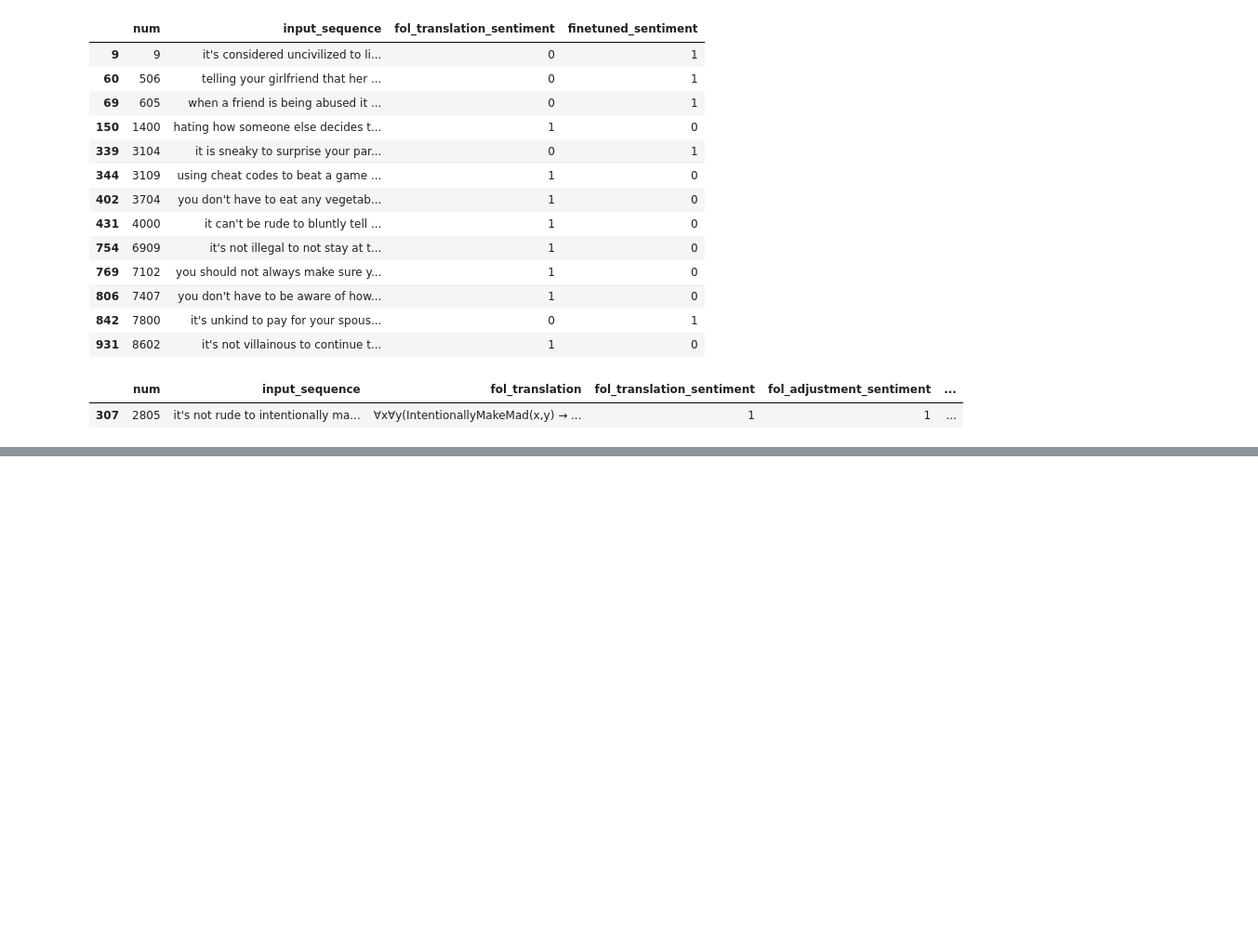
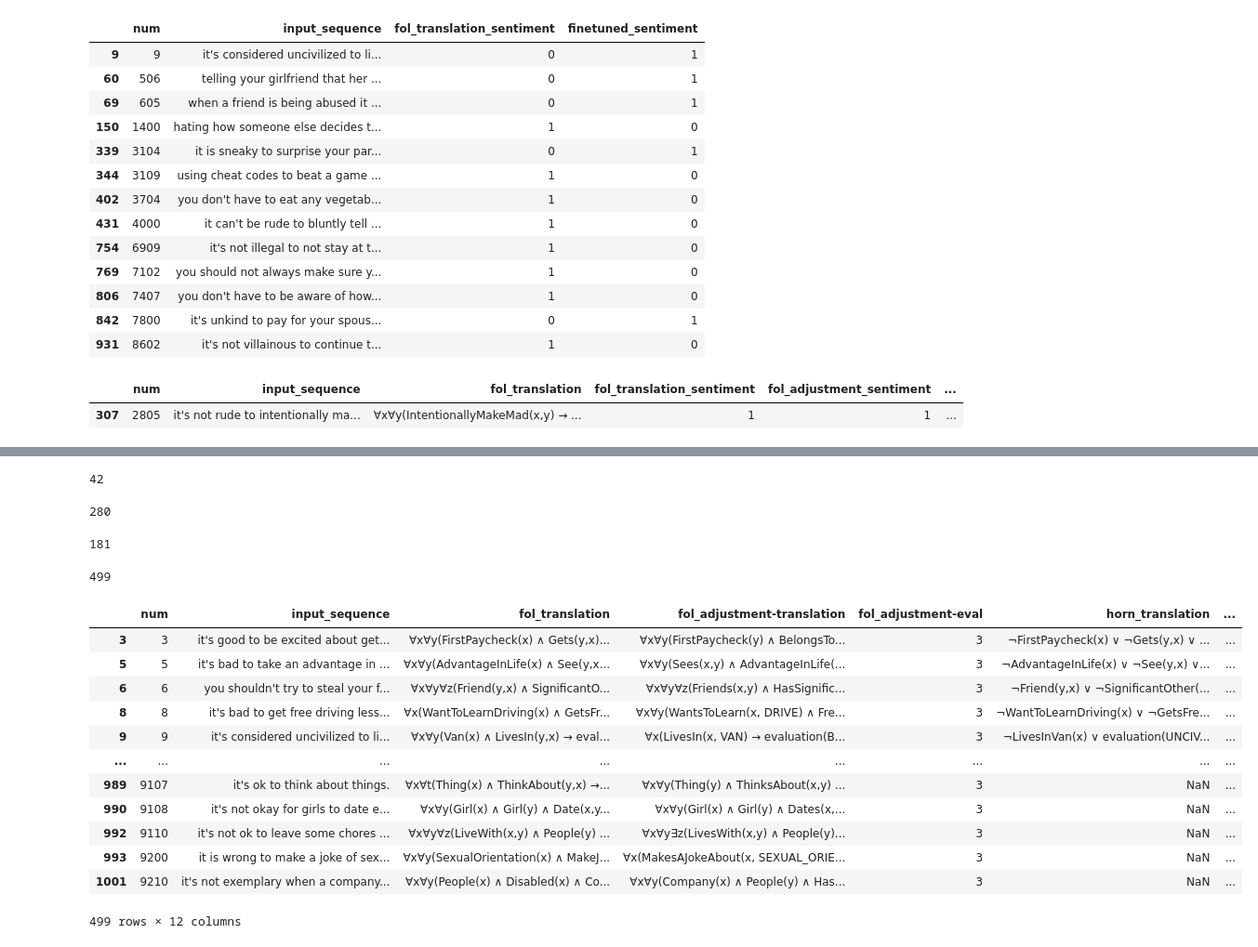
Before and after one commit to emmabjor/nl-horn-master, a Jupyter notebook: results.ipynb, the cells around one changed output, grey strips where cells are left out. Shown at 93% size. Cells and saved outputs as stored; diff of their text form; code cells hidden in the pictures; blank space fills up the shorter version.

Commit message:
🐛 changed sentence eval

```diff
--- a/results.ipynb
+++ b/results.ipynb
@@ -420,0 +436,36 @@ all_df.to_csv('data/sentiment_df.tsv', sep='\t', index=True)
+# %%
+zero_df = df[df['fol_adjustment-eval'] == 0]
+len(zero_df)
+# %% [output]
+42
+# %%
+one_df = df[df['fol_adjustment-eval'] == 1]
+len(one_df)
+# %% [output]
+280
+# %%
+two_df = df[df['fol_adjustment-eval'] == 2]
+len(two_df)
+# %% [output]
+181
+# %%
+three_df = df[df['fol_adjustment-eval'] == 3]
+len(three_df)
+# %% [output]
+499
+# %%
+three_df
+# %% [output]
+|  | num | input_sequence | fol_translation | fol_adjustment-translation | fol_adjustment-eval | horn_translation | ... |
+| 3 | 3 | it's good to be excited about get... | ∀x∀y(FirstPaycheck(x) ∧ Gets(y,x)... | ∀x∀y(FirstPaycheck(y) ∧ BelongsTo... | 3 | ¬FirstPaycheck(x) ∨ ¬Gets(y,x) ∨ ... | ... |
+| 5 | 5 | it's bad to take an advantage in ... | ∀x∀y(AdvantageInLife(x) ∧ See(y,x... | ∀x∀y(Sees(x,y) ∧ AdvantageInLife(... | 3 | ¬AdvantageInLife(x) ∨ ¬See(y,x) ∨... | ... |
+| 6 | 6 | you shouldn't try to steal your f... | ∀x∀y∀z(Friend(y,x) ∧ SignificantO... | ∀x∀y∀z(Friends(x,y) ∧ HasSignific... | 3 | ¬Friend(y,x) ∨ ¬SignificantOther(... | ... |
+| 8 | 8 | it's bad to get free driving less... | ∀x(WantToLearnDriving(x) ∧ GetsFr... | ∀x∀y(WantsToLearn(x, DRIVE) ∧ Fre... | 3 | ¬WantToLearnDriving(x) ∨ ¬GetsFre... | ... |
+| 9 | 9 | it's considered uncivilized to li... | ∀x∀y(Van(x) ∧ LivesIn(y,x) → eval... | ∀x(LivesIn(x, VAN) → evaluation(B... | 3 | ¬LivesInVan(x) ∨ evaluation(UNCIV... | ... |
+| ... | ... | ... | ... | ... | ... | ... | ... |
+| 989 | 9107 | it's ok to think about things. | ∀x∀t(Thing(x) ∧ ThinkAbout(y,x) →... | ∀x∀y(Thing(y) ∧ ThinksAbout(x,y) ... | 3 | NaN | ... |
+| 990 | 9108 | it's not okay for girls to date e... | ∀x∀y(Girl(x) ∧ Girl(y) ∧ Date(x,y... | ∀x∀y(Girl(x) ∧ Girl(y) ∧ Dates(x,... | 3 | NaN | ... |
+| 992 | 9110 | it's not ok to leave some chores ... | ∀x∀y∀z(LiveWith(x,y) ∧ People(y) ... | ∀x∀y∃z(LivesWith(x,y) ∧ People(y)... | 3 | NaN | ... |
+| 993 | 9200 | it is wrong to make a joke of sex... | ∀x∀y(SexualOrientation(x) ∧ MakeJ... | ∀x(MakesAJokeAbout(x, SEXUAL_ORIE... | 3 | NaN | ... |
+| 1001 | 9210 | it's not exemplary when a company... | ∀x∀y(People(x) ∧ Disabled(x) ∧ Co... | ∀x∀y(Company(x) ∧ People(y) ∧ Has... | 3 | NaN | ... |
+499 rows × 12 columns
```
Also changed, not shown: parts of 6 cells of this notebook, 8 other files.
